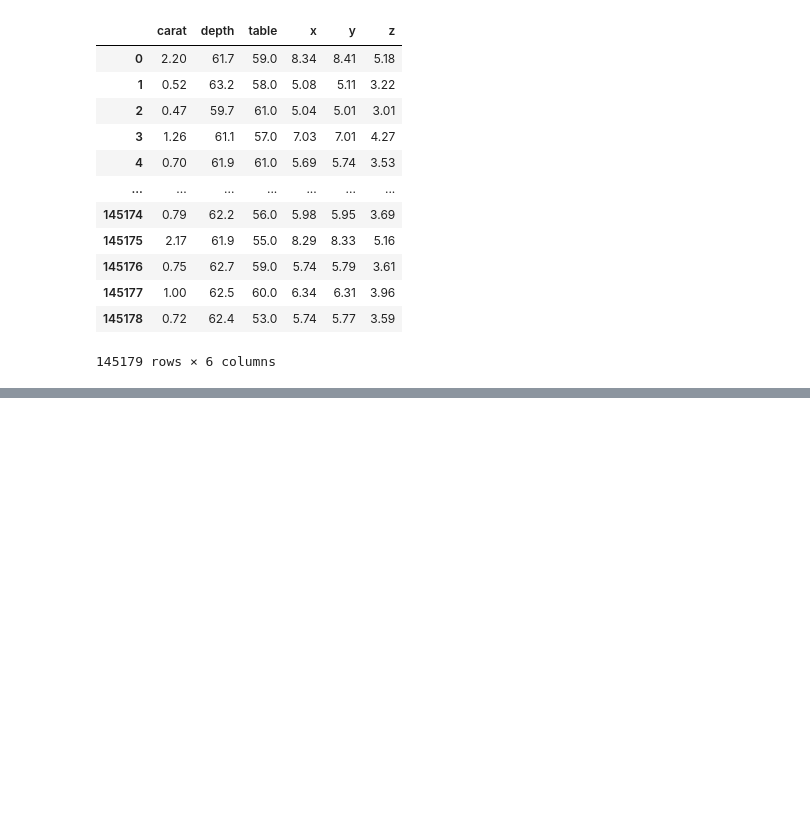
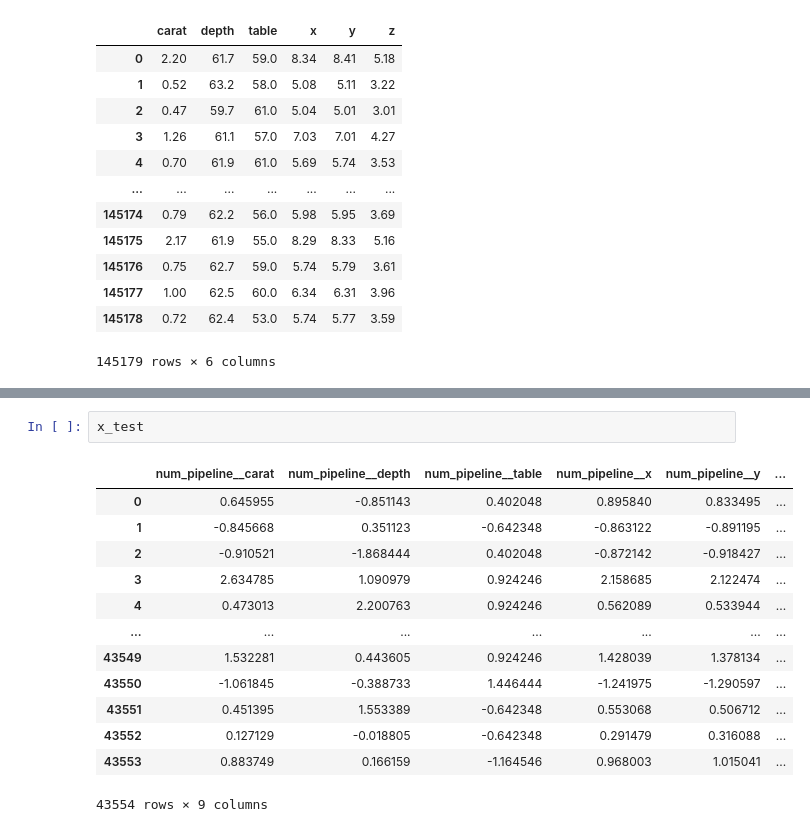
Before and after one commit to Lathakh/Project, a Jupyter notebook: notebooks/model_training.ipynb, the cells around one changed output, grey strips where cells are left out. Drawn from its saved outputs; the diff is of its cells as text; blank space fills up the shorter version.

```diff
--- a/notebooks/model_training.ipynb
+++ b/notebooks/model_training.ipynb
@@ -102,0 +199,16 @@ from sklearn.compose import ColumnTransformer
+# %%
+x_test
+# %% [output]
+|  | num_pipeline__carat | num_pipeline__depth | num_pipeline__table | num_pipeline__x | num_pipeline__y | ... |
+| 0 | 0.645955 | -0.851143 | 0.402048 | 0.895840 | 0.833495 | ... |
+| 1 | -0.845668 | 0.351123 | -0.642348 | -0.863122 | -0.891195 | ... |
+| 2 | -0.910521 | -1.868444 | 0.402048 | -0.872142 | -0.918427 | ... |
+| 3 | 2.634785 | 1.090979 | 0.924246 | 2.158685 | 2.122474 | ... |
+| 4 | 0.473013 | 2.200763 | 0.924246 | 0.562089 | 0.533944 | ... |
+| ... | ... | ... | ... | ... | ... | ... |
+| 43549 | 1.532281 | 0.443605 | 0.924246 | 1.428039 | 1.378134 | ... |
+| 43550 | -1.061845 | -0.388733 | 1.446444 | -1.241975 | -1.290597 | ... |
+| 43551 | 0.451395 | 1.553389 | -0.642348 | 0.553068 | 0.506712 | ... |
+| 43552 | 0.127129 | -0.018805 | -0.642348 | 0.291479 | 0.316088 | ... |
+| 43553 | 0.883749 | 0.166159 | -1.164546 | 0.968003 | 1.015041 | ... |
+43554 rows × 9 columns
```
Also changed, not shown: parts of 15 cells of this notebook.
